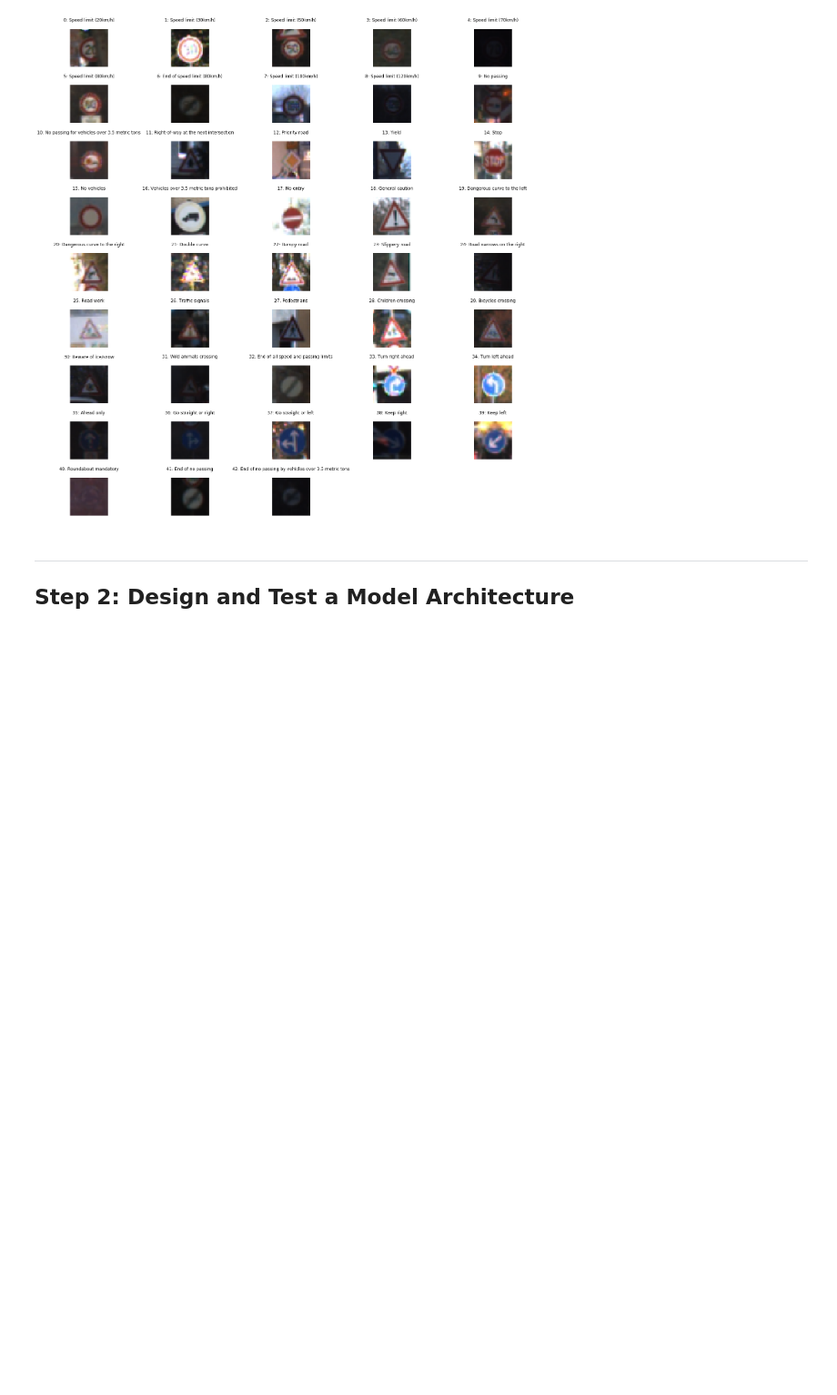
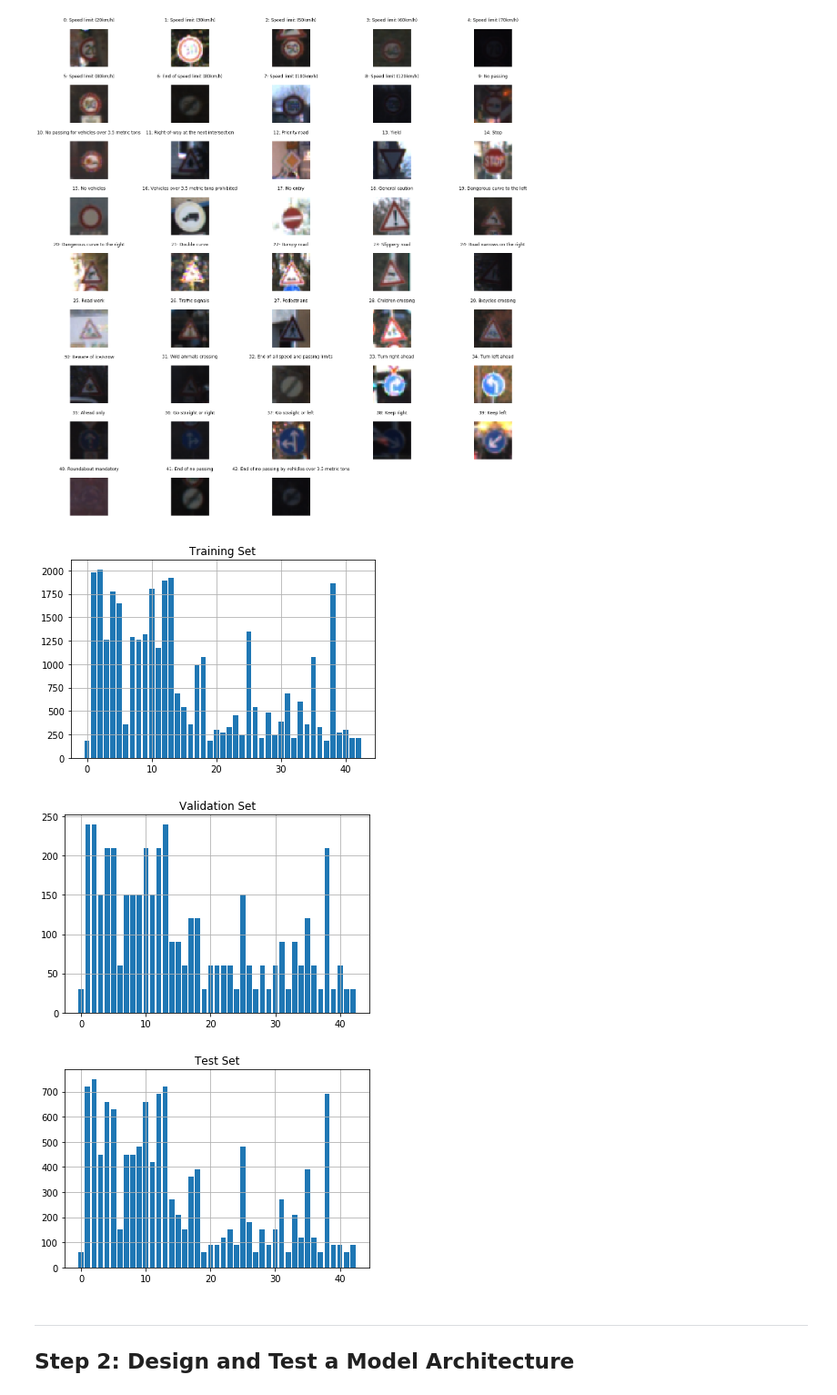
Before and after one commit to sheayun-kmu/CarND-Traffic-Sign-Classifier-Project, a Jupyter notebook: Traffic_Sign_Classifier.ipynb, the cells around one changed output. Shown at 91% size. Saved outputs shown, nothing was run; the diff lists cells and outputs as text; code cells hidden in the pictures; blank space fills up the shorter version.

```diff
--- a/Traffic_Sign_Classifier.ipynb
+++ b/Traffic_Sign_Classifier.ipynb
@@ -125,6 +125,28 @@ for i in range(n_cols * n_rows):
     axs[i].set_axis_off()
 # %% [output]
 [figure]
+# %%
+u, c = np.unique(y_train, return_counts=True)
+plt.bar(u, c)
+plt.grid()
+plt.title('Training Set')
+plt.show()
+
+u, c = np.unique(y_valid, return_counts=True)
+plt.bar(u, c)
+plt.grid()
+plt.title('Validation Set')
+plt.show()
+
+u, c = np.unique(y_test, return_counts=True)
+plt.bar(u, c)
+plt.grid()
+plt.title('Test Set')
+plt.show()
+# %% [output]
+[figure, added]
+[figure, added]
+[figure, added]
 # %% [markdown]
 ----
 
```
